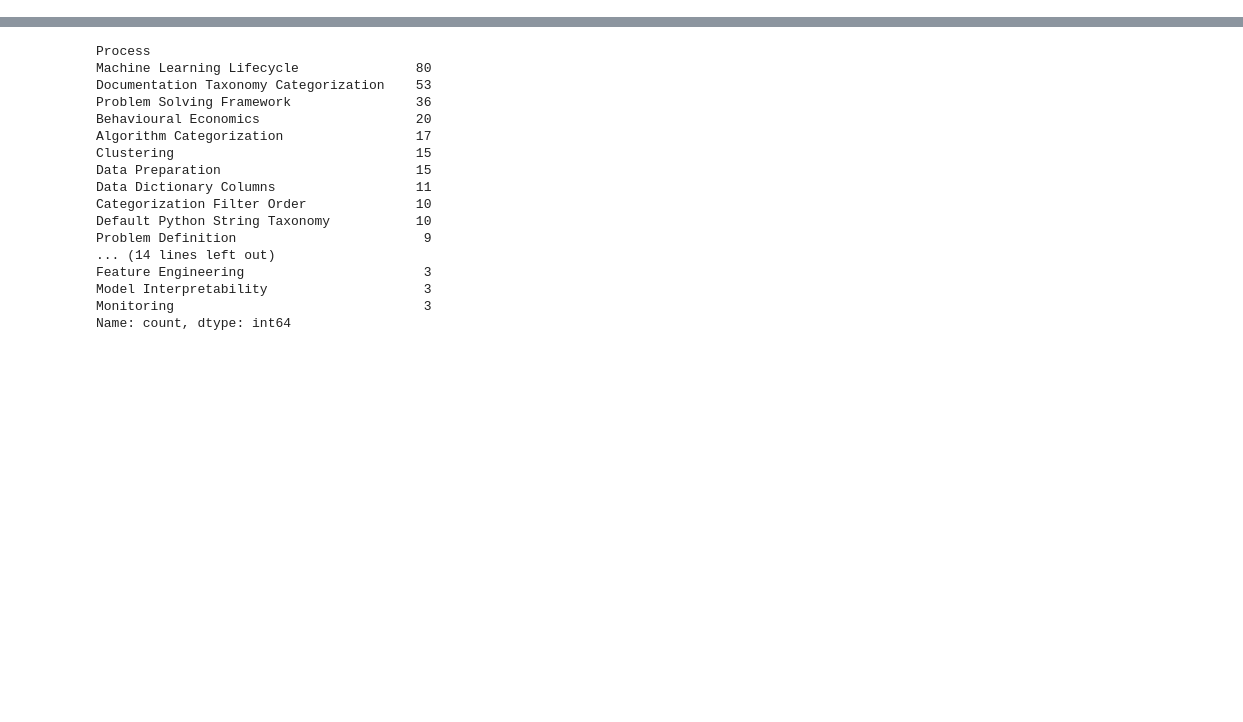
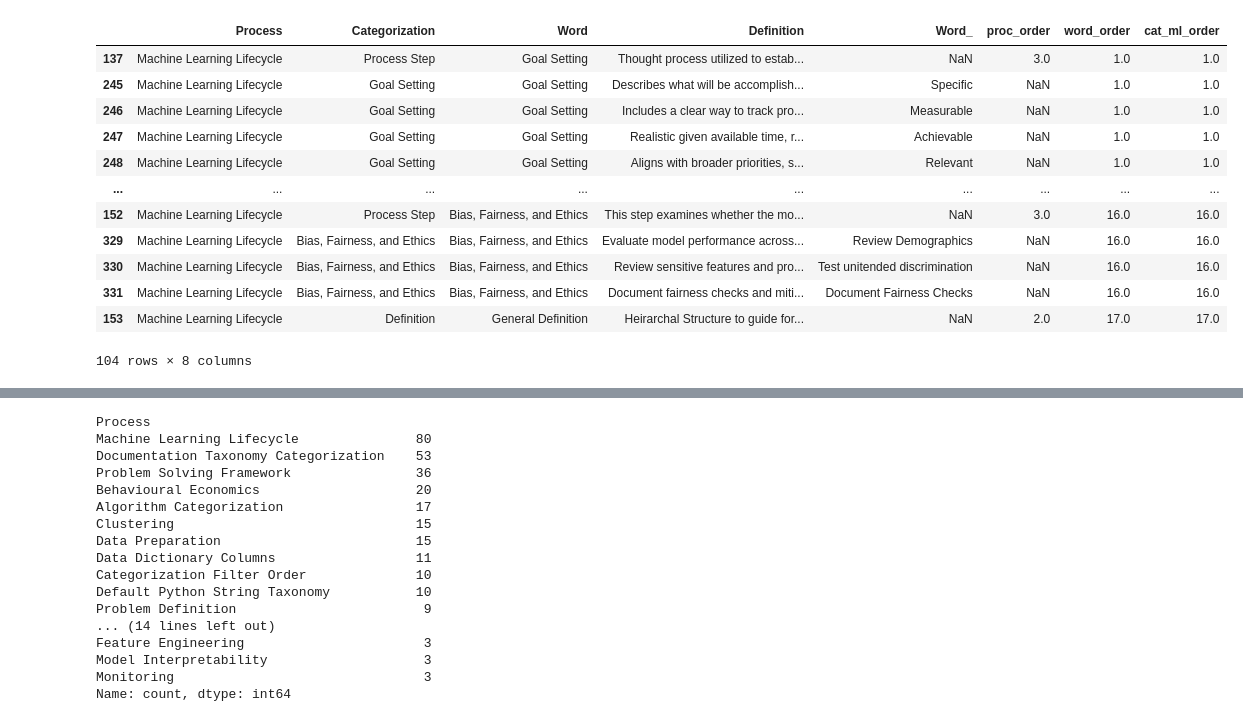
Before and after one commit to derek-dewald/Python_Tools, a Jupyter notebook: JupyterNotebooks/Daily_Pipeline_v2.ipynb, the cells around one changed output, grey strips where cells are left out. Cells and saved outputs as stored; diff of their text form; code cells hidden in the pictures; blank space fills up the shorter version.

```diff
--- a/JupyterNotebooks/Daily_Pipeline_v2.ipynb
+++ b/JupyterNotebooks/Daily_Pipeline_v2.ipynb
@@ -13,0 +24,7 @@ ETL()
+# %%
+from objects_automated import object_dict
+
+links = pd.read_csv(object_dict['csv_links']['python_object']['d_links'])
+notes = pd.read_csv(object_dict['csv_links']['python_object']['google_notes_csv'])
+definitions = pd.read_csv(object_dict['csv_links']['python_object']['google_definition_csv'])
+technical_notes = pd.read_csv(object_dict['csv_links']['python_object']['technical_notes'])
@@ -13,0 +33,8 @@ ETL()
+# %%
+f = generate_knowledgebase(
+    notes,
+    definitions,
+    export_location=None
+)
+
+f
@@ -14,3 +127,19 @@ ETL()
+# %%
+f[f['Process']=='Machine Learning Lifecycle']
+# %% [output]
+|  | Process | Categorization | Word | Definition | Word_ | proc_order | word_order | cat_ml_order |
+| 137 | Machine Learning Lifecycle | Process Step | Goal Setting | Thought process utilized to estab... | NaN | 3.0 | 1.0 | 1.0 |
+| 245 | Machine Learning Lifecycle | Goal Setting | Goal Setting | Describes what will be accomplish... | Specific | NaN | 1.0 | 1.0 |
+| 246 | Machine Learning Lifecycle | Goal Setting | Goal Setting | Includes a clear way to track pro... | Measurable | NaN | 1.0 | 1.0 |
+| 247 | Machine Learning Lifecycle | Goal Setting | Goal Setting | Realistic given available time, r... | Achievable | NaN | 1.0 | 1.0 |
+| 248 | Machine Learning Lifecycle | Goal Setting | Goal Setting | Aligns with broader priorities, s... | Relevant | NaN | 1.0 | 1.0 |
+| ... | ... | ... | ... | ... | ... | ... | ... | ... |
+| 152 | Machine Learning Lifecycle | Process Step | Bias, Fairness, and Ethics | This step examines whether the mo... | NaN | 3.0 | 16.0 | 16.0 |
+| 329 | Machine Learning Lifecycle | Bias, Fairness, and Ethics | Bias, Fairness, and Ethics | Evaluate model performance across... | Review Demographics | NaN | 16.0 | 16.0 |
+| 330 | Machine Learning Lifecycle | Bias, Fairness, and Ethics | Bias, Fairness, and Ethics | Review sensitive features and pro... | Test unitended discrimination | NaN | 16.0 | 16.0 |
+| 331 | Machine Learning Lifecycle | Bias, Fairness, and Ethics | Bias, Fairness, and Ethics | Document fairness checks and miti... | Document Fairness Checks | NaN | 16.0 | 16.0 |
+| 153 | Machine Learning Lifecycle | Definition | General Definition | Heirarchal Structure to guide for... | NaN | 2.0 | 17.0 | 17.0 |
+104 rows × 8 columns
 # %%
 from daily_etl_folder_mgmt import generate_knowledgebase
 
```
Also changed, not shown: parts of 9 cells of this notebook, 8 other files.
